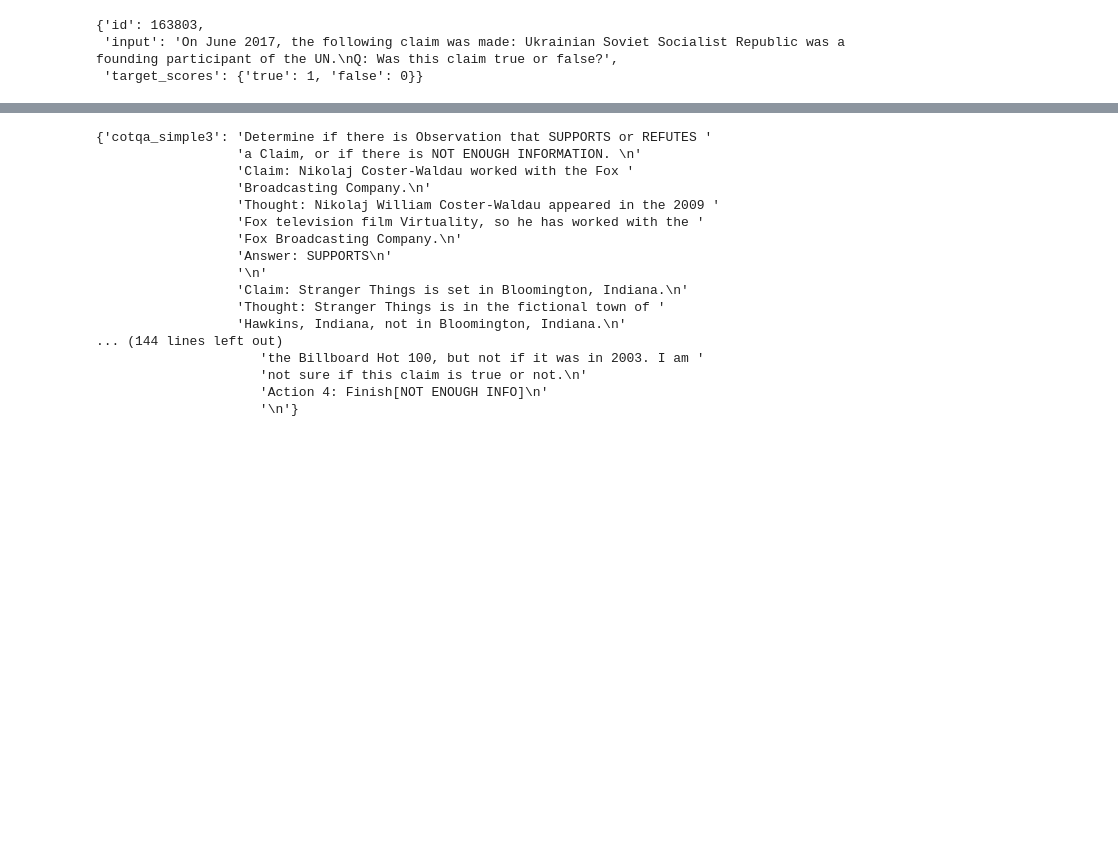
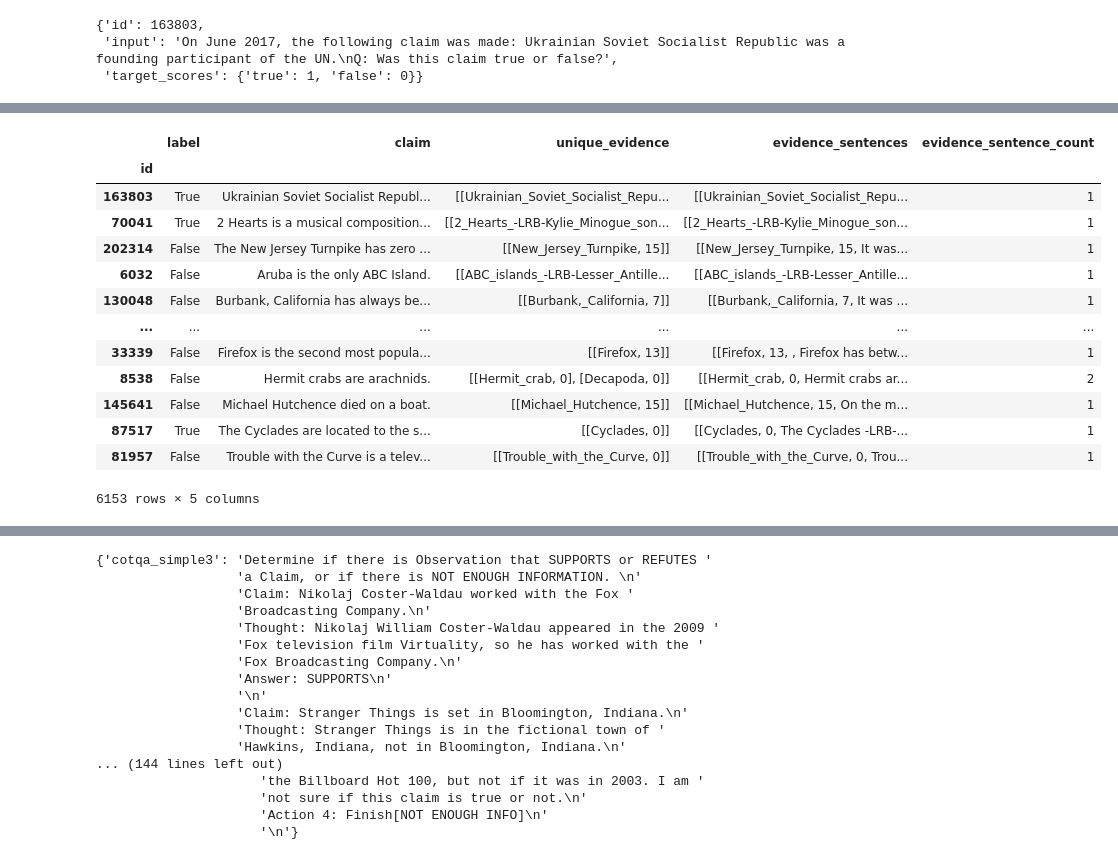
Before and after one commit to IBM/prompt-declaration-language, a Jupyter notebook: fever.ipynb, the cells around one changed output, grey strips where cells are left out. Cells and saved outputs as stored; diff of their text form; code cells hidden in the pictures; blank space fills up the shorter version.

```diff
--- a/fever.ipynb
+++ b/fever.ipynb
@@ -319,0 +721,17 @@ df = pd.read_json("shared_task_dev.jsonl", lines=True)
+# %%
+test_df
+# %% [output]
+|  | label | claim | unique_evidence | evidence_sentences | evidence_sentence_count |
+| id |  |  |  |  |  |
+| 163803 | True | Ukrainian Soviet Socialist Republ... | [[Ukrainian_Soviet_Socialist_Repu... | [[Ukrainian_Soviet_Socialist_Repu... | 1 |
+| 70041 | True | 2 Hearts is a musical composition... | [[2_Hearts_-LRB-Kylie_Minogue_son... | [[2_Hearts_-LRB-Kylie_Minogue_son... | 1 |
+| 202314 | False | The New Jersey Turnpike has zero ... | [[New_Jersey_Turnpike, 15]] | [[New_Jersey_Turnpike, 15, It was... | 1 |
+| 6032 | False | Aruba is the only ABC Island. | [[ABC_islands_-LRB-Lesser_Antille... | [[ABC_islands_-LRB-Lesser_Antille... | 1 |
+| 130048 | False | Burbank, California has always be... | [[Burbank,_California, 7]] | [[Burbank,_California, 7, It was ... | 1 |
+| ... | ... | ... | ... | ... | ... |
+| 33339 | False | Firefox is the second most popula... | [[Firefox, 13]] | [[Firefox, 13, , Firefox has betw... | 1 |
+| 8538 | False | Hermit crabs are arachnids. | [[Hermit_crab, 0], [Decapoda, 0]] | [[Hermit_crab, 0, Hermit crabs ar... | 2 |
+| 145641 | False | Michael Hutchence died on a boat. | [[Michael_Hutchence, 15]] | [[Michael_Hutchence, 15, On the m... | 1 |
+| 87517 | True | The Cyclades are located to the s... | [[Cyclades, 0]] | [[Cyclades, 0, The Cyclades -LRB-... | 1 |
+| 81957 | False | Trouble with the Curve is a telev... | [[Trouble_with_the_Curve, 0]] | [[Trouble_with_the_Curve, 0, Trou... | 1 |
+6153 rows × 5 columns
```
Also changed, not shown: parts of 88 cells of this notebook, 25 other files.
